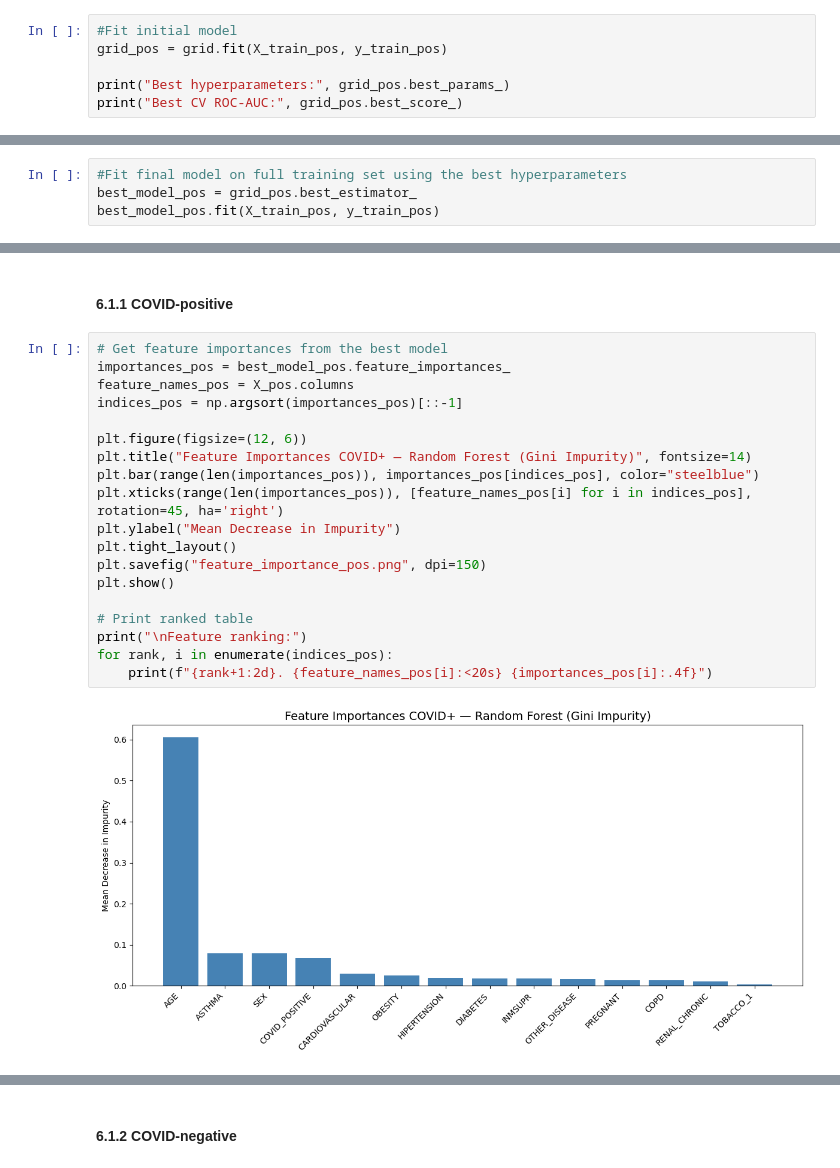
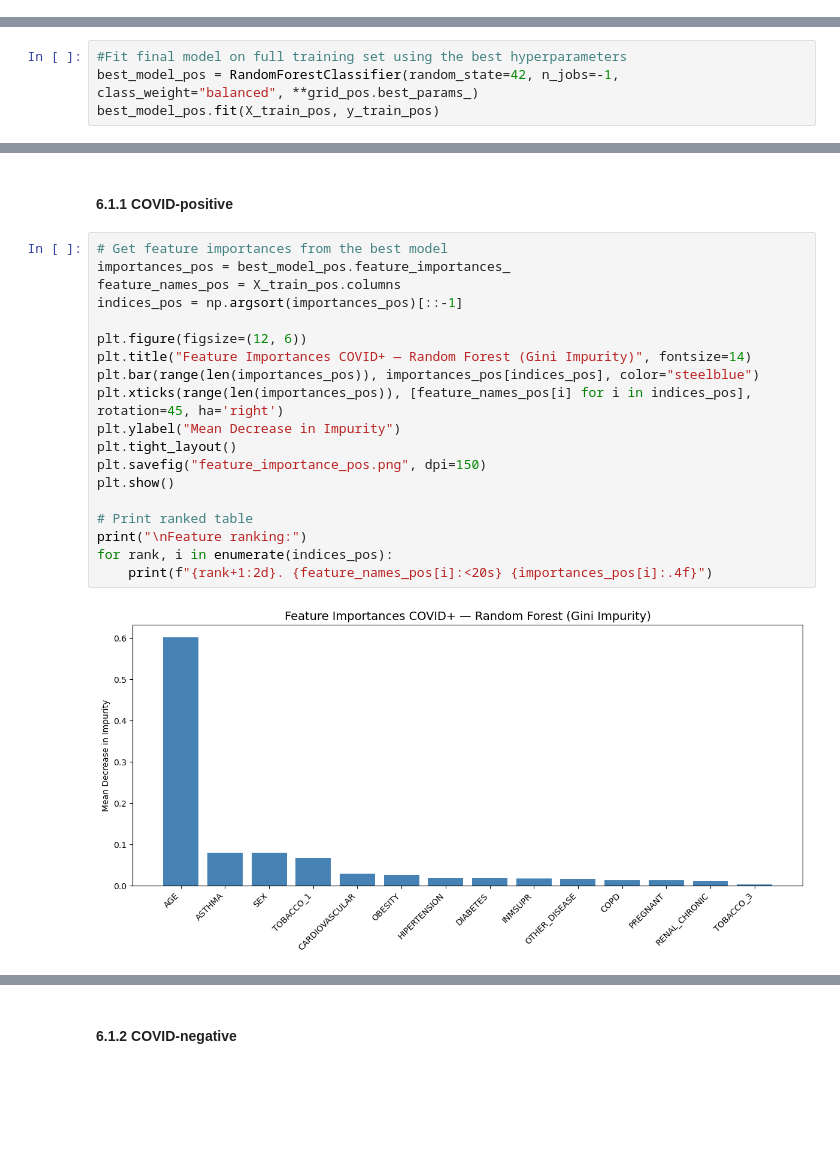
Before and after one commit to nicofontaine/Foundations-of-Data-Science, a Jupyter notebook: Random_forest_final.ipynb, the cells around one changed output, grey strips where cells are left out. Saved outputs shown, nothing was run; the diff lists cells and outputs as text; blank space fills up the shorter version.

```diff
--- a/Random_forest_final.ipynb
+++ b/Random_forest_final.ipynb
@@ -220,9 +145,3 @@ A Random Forest is an ensemble of decision trees, each trained on a random subse
 - verbose=1: controls how much progress information gets printed to the console while the grid search is running
 # %% [markdown]
 ### 4.1 COVID-positive
-# %%
-#Fit initial model
-grid_pos = grid.fit(X_train_pos, y_train_pos)
-
-print("Best hyperparameters:", grid_pos.best_params_)
-print("Best CV ROC-AUC:", grid_pos.best_score_)
@@ -233,5 +210,5 @@ Best CV ROC-AUC: 0.773255680205384
 # %%
 #Fit final model on full training set using the best hyperparameters
-best_model_pos = grid_pos.best_estimator_
+best_model_pos = RandomForestClassifier(random_state=42, n_jobs=-1, class_weight="balanced", **grid_pos.best_params_)
 best_model_pos.fit(X_train_pos, y_train_pos)
 # %% [output]
@@ -452,22 +462,22 @@ Gini importance can slightly overrate continuous features like AGE (which has ma
 # %%
 # Get feature importances from the best model
 importances_pos = best_model_pos.feature_importances_
-feature_names_pos = X_pos.columns
+feature_names_pos = X_train_pos.columns
 indices_pos = np.argsort(importances_pos)[::-1]
 
 plt.figure(figsize=(12, 6))
 plt.title("Feature Importances COVID+ — Random Forest (Gini Impurity)", fontsize=14)
 plt.bar(range(len(importances_pos)), importances_pos[indices_pos], color="steelblue")
 plt.xticks(range(len(importances_pos)), [feature_names_pos[i] for i in indices_pos], rotation=45, ha='right')
 plt.ylabel("Mean Decrease in Impurity")
 plt.tight_layout()
 plt.savefig("feature_importance_pos.png", dpi=150)
 plt.show()
 
 # Print ranked table
 print("\nFeature ranking:")
 for rank, i in enumerate(indices_pos):
     print(f"{rank+1:2d}. {feature_names_pos[i]:<20s} {importances_pos[i]:.4f}")
 # %% [output]
-[figure, old version]
+[figure, new version]
 Feature ranking:
```
Also changed, not shown: parts of 41 cells of this notebook.
